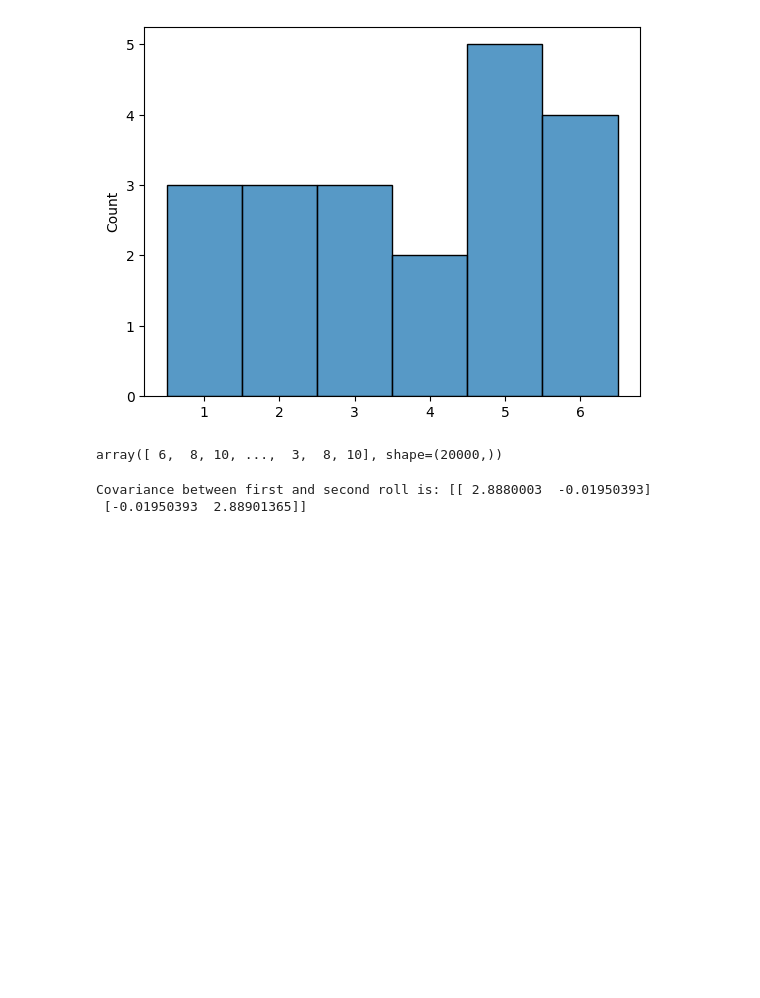
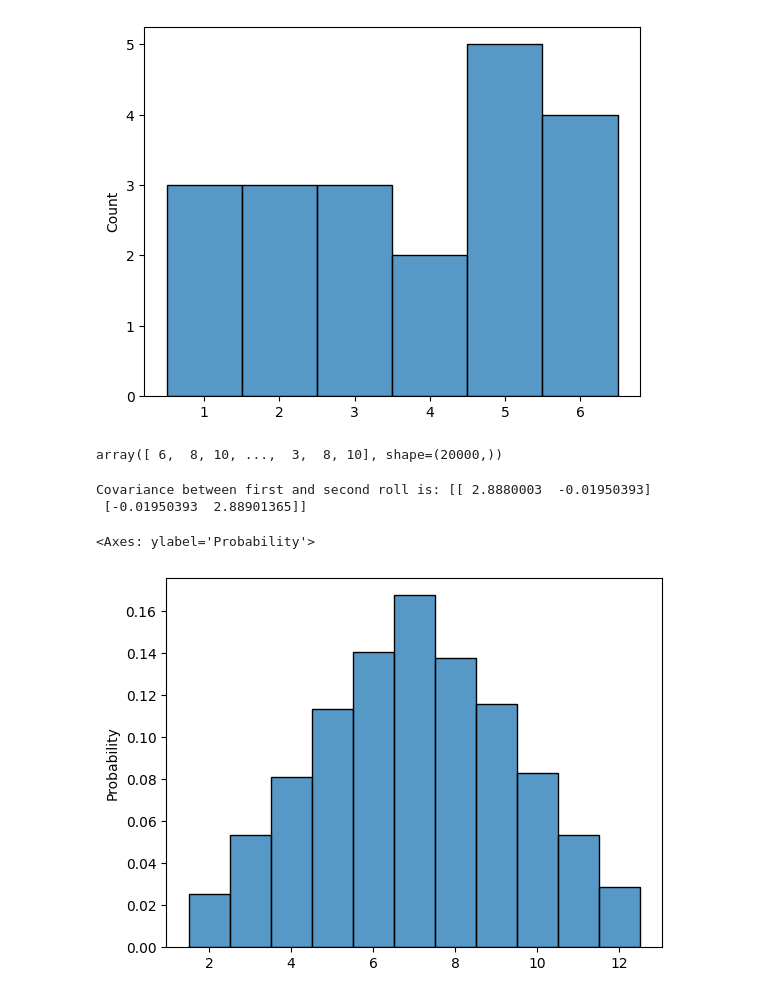
Before and after one commit to AsokTamang/Dice-roll, a Jupyter notebook: Untitled.ipynb, the cells around one changed output. Saved outputs shown, nothing was run; the diff lists cells and outputs as text; code cells hidden in the pictures; blank space fills up the shorter version.

Commit message:
visualising the data based on biased probability in dice roll

```diff
--- a/Untitled.ipynb
+++ b/Untitled.ipynb
@@ -42,3 +42,9 @@ print(f'Covariance between first and second roll is:', covariance)
 # %% [output]
 Covariance between first and second roll is: [[ 2.8880003  -0.01950393]
  [-0.01950393  2.88901365]]
+# %%
+sns.histplot(sum_of_rolls,stat="probability",discrete=True)
+#as we can see the histogram of the probability distribution of sum of rolls is a normal distribution
+# %% [output]
+<Axes: ylabel='Probability'>
+[figure, added]
```
Also changed, not shown: parts of 3 cells of this notebook.
